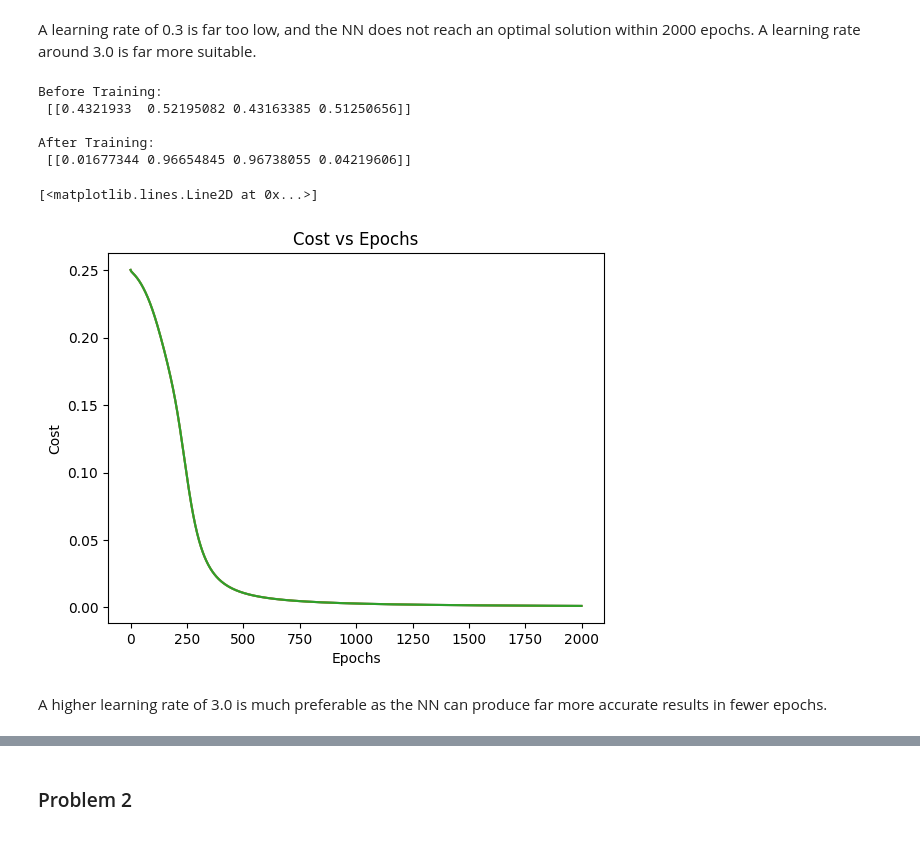
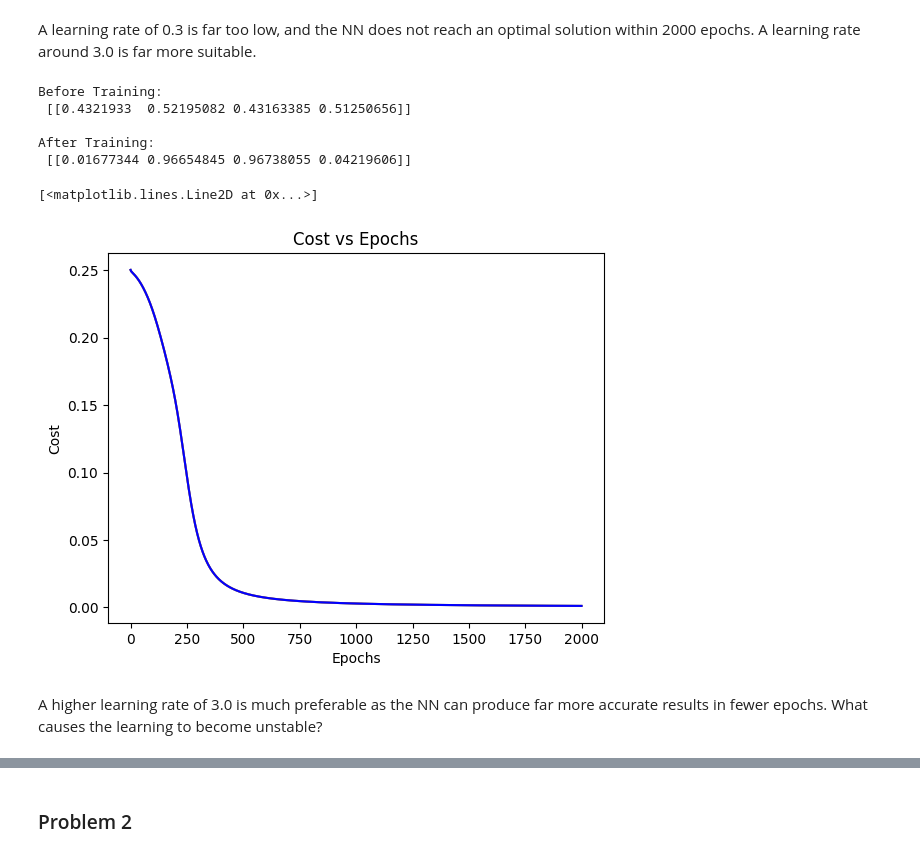
Before and after one commit to CallumOB/intro-to-ai, a Jupyter notebook: mlp/C21306503_assignment.ipynb, the cells around one changed output, grey strips where cells are left out. Saved outputs shown, nothing was run; the diff lists cells and outputs as text; code cells hidden in the pictures.

```diff
--- a/mlp/C21306503_assignment.ipynb
+++ b/mlp/C21306503_assignment.ipynb
@@ -327,29 +323,29 @@ A learning rate of 0.3 is far too low, and the NN does not reach an optimal solu
 # %%
 inputs = np.array([[0, 0, 1], [0, 1, 1], [1, 0, 1], [1 ,1, 1]])
 outputs = np.array([0, 1, 1, 0])
 
 prob_1 = MLP(3, 4, 1)
 xs = inputs.T
 
 print("Before Training:\n", prob_1.feedforward(xs))
 epochs = 2000
 eta = 3.0
 cst = prob_1.train(epochs, eta, inputs, outputs)
 print("\nAfter Training:\n", prob_1.feedforward(xs))
 eps = [e for e in range(epochs)]
 
 plt.plot(eps, cst)
 plt.title("Cost vs Epochs")
 plt.xlabel("Epochs")
 plt.ylabel("Cost")
-plt.plot(eps, cst)
+plt.plot(eps, cst, color="blue")
 # %% [output]
 Before Training:
  [[0.4321933  0.52195082 0.43163385 0.51250656]]
 
 After Training:
  [[0.01677344 0.96654845 0.96738055 0.04219606]]
 [<matplotlib.lines.Line2D at 0x...>]
-[figure, old version]
+[figure, new version]
 # %% [markdown]
-A higher learning rate of 3.0 is much preferable as the NN can produce far more accurate results in fewer epochs.
+A higher learning rate of 3.0 is much preferable as the NN can produce far more accurate results in fewer epochs. What causes the learning to become unstable?
```
Also changed, not shown: parts of 16 cells of this notebook.
